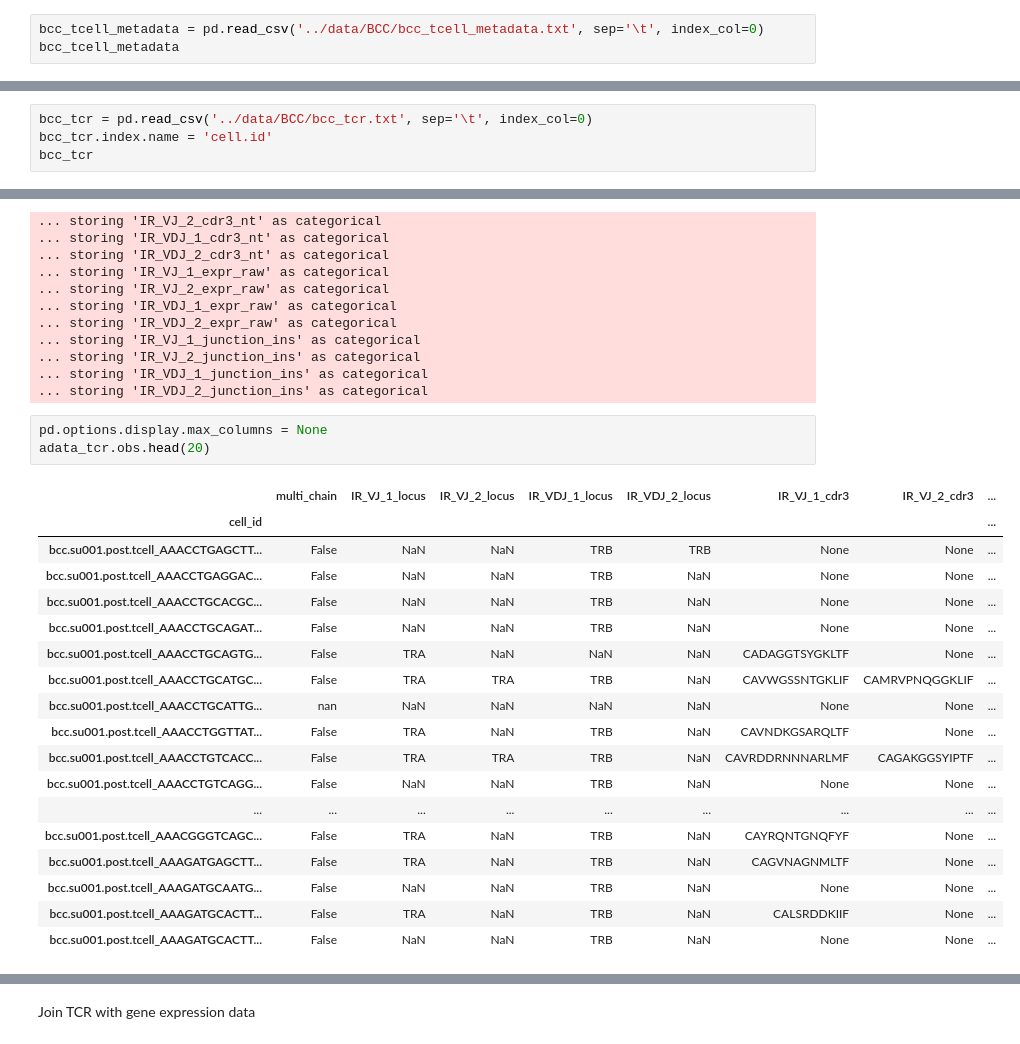
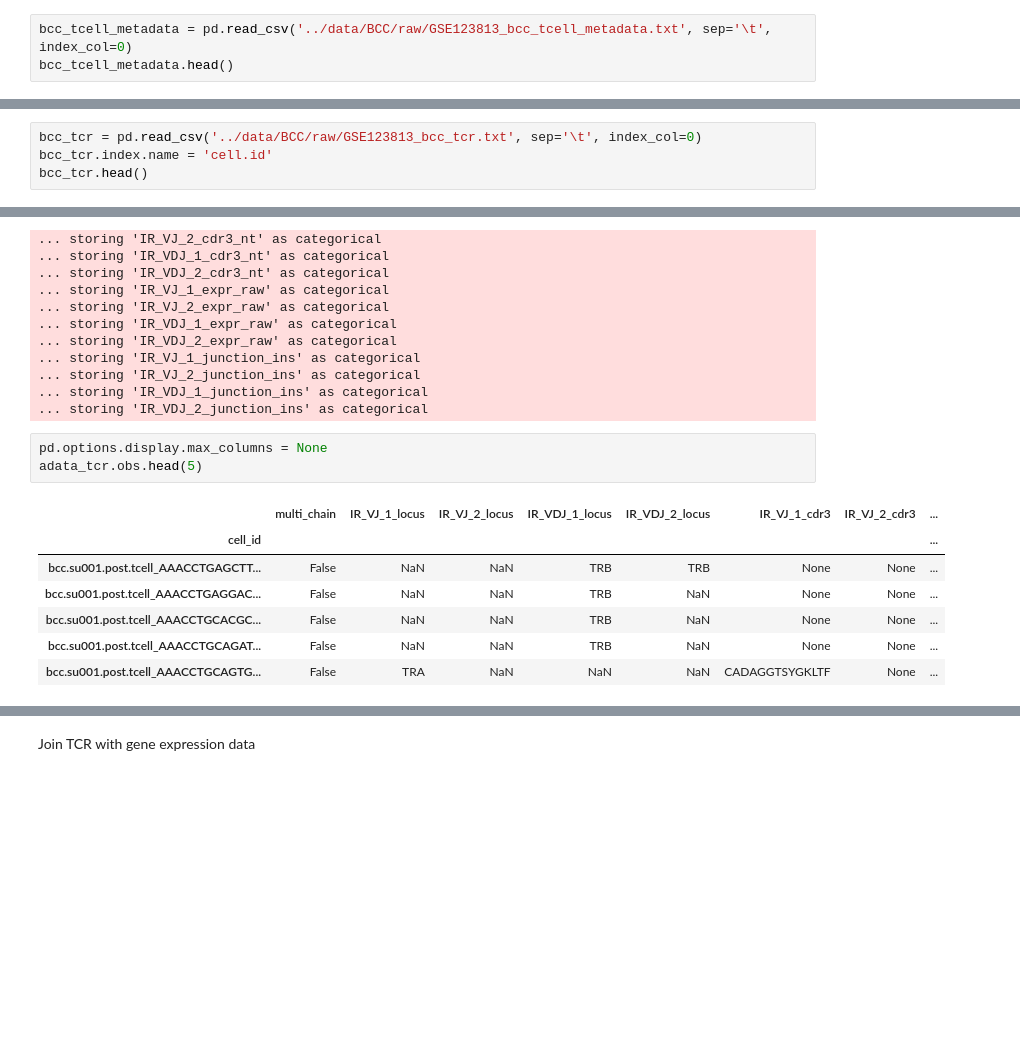
Before and after one commit to SchubertLab/mvTCR, a Jupyter notebook: preprocessing/bcc_preprocessing.ipynb, the cells around one changed output, grey strips where cells are left out. Cells and saved outputs as stored; diff of their text form; blank space fills up the shorter version.

```diff
--- a/preprocessing/bcc_preprocessing.ipynb
+++ b/preprocessing/bcc_preprocessing.ipynb
@@ -175,8 +92,8 @@ sc.pl.umap(adata2, color='treatment')
 # %% [markdown]
 ## TCR Seq
 # %%
-bcc_tcell_metadata = pd.read_csv('../data/BCC/bcc_tcell_metadata.txt', sep='\t', index_col=0)
-bcc_tcell_metadata
+bcc_tcell_metadata = pd.read_csv('../data/BCC/raw/GSE123813_bcc_tcell_metadata.txt', sep='\t', index_col=0)
+bcc_tcell_metadata.head()
 # %% [output]
 |  | patient | treatment | cluster | UMAP1 | UMAP2 |
 | cell.id |  |  |  |  |  |
@@ -195,7 +105,7 @@ bcc_tcell_metadata
 # %%
-bcc_tcr = pd.read_csv('../data/BCC/bcc_tcr.txt', sep='\t', index_col=0)
+bcc_tcr = pd.read_csv('../data/BCC/raw/GSE123813_bcc_tcr.txt', sep='\t', index_col=0)
 bcc_tcr.index.name = 'cell.id'
-bcc_tcr
+bcc_tcr.head()
 # %% [output]
 |  | cdr3s_nt | cdr3s_aa |
 | cell.id |  |  |
@@ -379,23 +237,12 @@ adata_tcr.write('../data/BCC/bcc_tcr_scirpy.h5ad')
 ... storing 'IR_VDJ_2_junction_ins' as categorical
 # %%
 pd.options.display.max_columns = None
-adata_tcr.obs.head(20)
+adata_tcr.obs.head(5)
 # %% [output]
 |  | multi_chain | IR_VJ_1_locus | IR_VJ_2_locus | IR_VDJ_1_locus | IR_VDJ_2_locus | IR_VJ_1_cdr3 | IR_VJ_2_cdr3 | ... |
 | cell_id |  |  |  |  |  |  |  | ... |
 | bcc.su001.post.tcell_AAACCTGAGCTT... | False | NaN | NaN | TRB | TRB | None | None | ... |
 | bcc.su001.post.tcell_AAACCTGAGGAC... | False | NaN | NaN | TRB | NaN | None | None | ... |
 | bcc.su001.post.tcell_AAACCTGCACGC... | False | NaN | NaN | TRB | NaN | None | None | ... |
 | bcc.su001.post.tcell_AAACCTGCAGAT... | False | NaN | NaN | TRB | NaN | None | None | ... |
 | bcc.su001.post.tcell_AAACCTGCAGTG... | False | TRA | NaN | NaN | NaN | CADAGGTSYGKLTF | None | ... |
-| bcc.su001.post.tcell_AAACCTGCATGC... | False | TRA | TRA | TRB | NaN | CAVWGSSNTGKLIF | CAMRVPNQGGKLIF | ... |
-| bcc.su001.post.tcell_AAACCTGCATTG... | nan | NaN | NaN | NaN | NaN | None | None | ... |
-| bcc.su001.post.tcell_AAACCTGGTTAT... | False | TRA | NaN | TRB | NaN | CAVNDKGSARQLTF | None | ... |
-| bcc.su001.post.tcell_AAACCTGTCACC... | False | TRA | TRA | TRB | NaN | CAVRDDRNNNARLMF | CAGAKGGSYIPTF | ... |
-| bcc.su001.post.tcell_AAACCTGTCAGG... | False | NaN | NaN | TRB | NaN | None | None | ... |
-| ... | ... | ... | ... | ... | ... | ... | ... | ... |
-| bcc.su001.post.tcell_AAACGGGTCAGC... | False | TRA | NaN | TRB | NaN | CAYRQNTGNQFYF | None | ... |
-| bcc.su001.post.tcell_AAAGATGAGCTT... | False | TRA | NaN | TRB | NaN | CAGVNAGNMLTF | None | ... |
-| bcc.su001.post.tcell_AAAGATGCAATG... | False | NaN | NaN | TRB | NaN | None | None | ... |
-| bcc.su001.post.tcell_AAAGATGCACTT... | False | TRA | NaN | TRB | NaN | CALSRDDKIIF | None | ... |
-| bcc.su001.post.tcell_AAAGATGCACTT... | False | NaN | NaN | TRB | NaN | None | None | ... |
```
Also changed, not shown: parts of 75 cells of this notebook, 1 other file.
